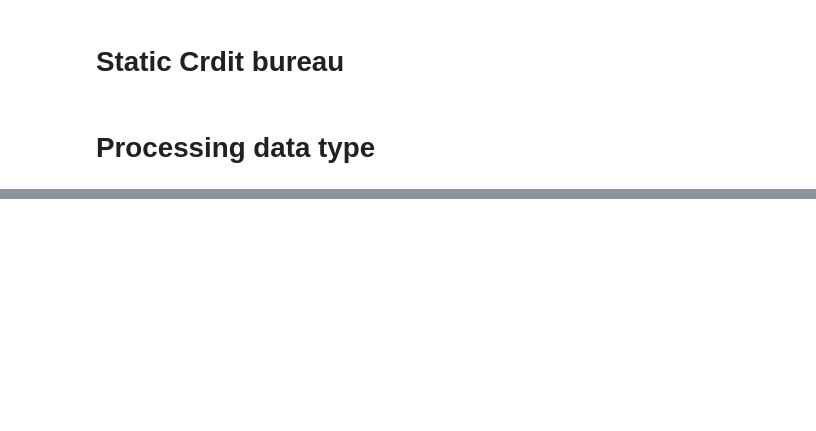
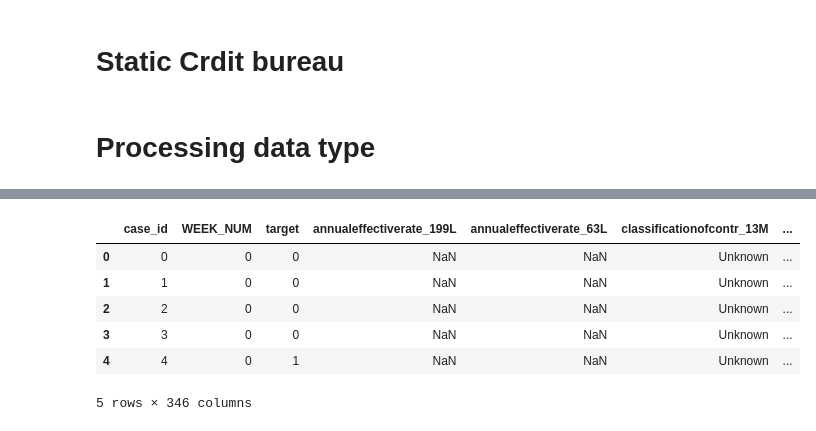
Before and after one commit to manpreetsingh227/MSc-project, a Jupyter notebook: notebooks/featureselection.ipynb, the cells around one changed output, grey strips where cells are left out. Drawn from its saved outputs; the diff is of its cells as text; code cells hidden in the pictures; blank space fills up the shorter version.

```diff
--- a/notebooks/featureselection.ipynb
+++ b/notebooks/featureselection.ipynb
@@ -1,7 +1,7 @@
 # %%
 import pandas as pd
 path = '/rds/general/user/ms2524/home/amexproject/parquet_files/train/train_'
-base_cba = pd.read_parquet(path + "base.parquet", columns=['case_id','WEEK_NUM','target'])
+base_cba = pd.read_parquet(path + "base.parquet", columns=['case_id','WEEK_NUM','target', 'date_decision'])
 # %%
 import pandas as pd
 
@@ -945,6 +929,7 @@ static_cb = pd.read_parquet(path + 'static_cb_0.parquet')
 scb_drop = ['assignmentdate_238D', 'assignmentdate_4527235D', 'assignmentdate_4955616D', 'birthdate_574D', 'dateofbirth_337D', 'dateofbirth_342D', 'responsedate_1012D', 'responsedate_4527233D', 'responsedate_4917613D']
 # %%
 static_cb = static_cb.drop(columns=scb_drop)
+static_cb = pd.merge(base_cba, static_cb, how="left", on="case_id")
 # %% [markdown]
 # Processing data type
 # %%
@@ -1007,3 +969,21 @@ Error:
 cb = convert_columns(cb)
 # %%
 static = convert_columns(static)
+# %%
+static_cb = convert_columns(static_cb)
+# %%
+# Columns to drop if present
+drop_cols = ['WEEK_NUM', 'target', 'date_decision']
+
+# Drop columns conditionally
+person_clean = person.drop(columns=[col for col in drop_cols if col in person.columns])
+applprev_clean = applprev.drop(columns=[col for col in drop_cols if col in applprev.columns])
+cb_clean = cb
+static_cb_clean = static_cb.drop(columns=[col for col in drop_cols if col in static_cb.columns])
+static_clean = static.drop(columns=[col for col in drop_cols if col in static.columns])
+
+# Merge all dataframes on 'case_id'
+merged = cb_clean.merge(static_cb_clean, on="case_id", how="inner") \
+                 .merge(person_clean, on="case_id", how="inner") \
+                 .merge(applprev_clean, on="case_id", how="inner") \
+                 .merge(static_clean, on="case_id", how="inner")
@@ -1009,0 +1005,10 @@ static = convert_columns(static)
+# %%
+merged.head()
+# %% [output]
+|  | case_id | WEEK_NUM | target | annualeffectiverate_199L | annualeffectiverate_63L | classificationofcontr_13M | ... |
+| 0 | 0 | 0 | 0 | NaN | NaN | Unknown | ... |
+| 1 | 1 | 0 | 0 | NaN | NaN | Unknown | ... |
+| 2 | 2 | 0 | 0 | NaN | NaN | Unknown | ... |
+| 3 | 3 | 0 | 0 | NaN | NaN | Unknown | ... |
+| 4 | 4 | 0 | 1 | NaN | NaN | Unknown | ... |
+5 rows × 346 columns
```
Also changed, not shown: parts of 6 cells of this notebook.
